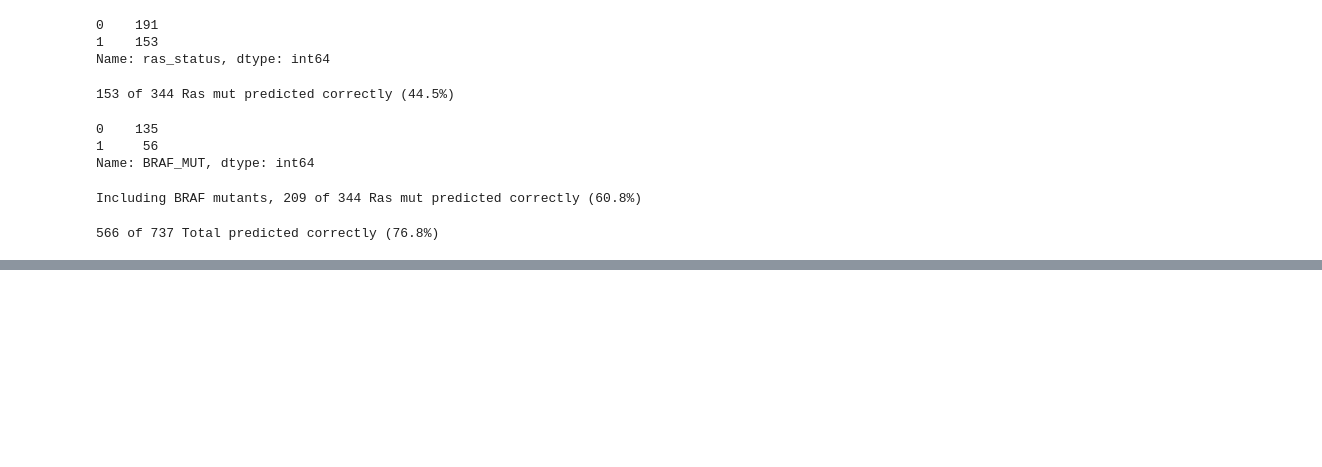
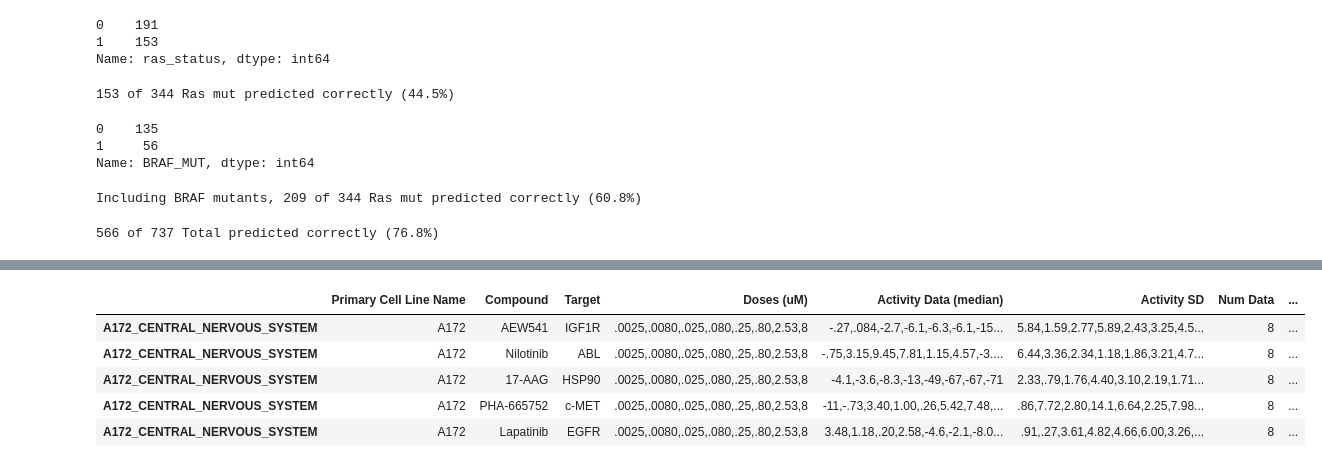
Before and after one commit to greenelab/pancancer, a Jupyter notebook: scripts/ras_cell_line_predictions.ipynb, the cells around one changed output, grey strips where cells are left out. Drawn from its saved outputs; the diff is of its cells as text; code cells hidden in the pictures; blank space fills up the shorter version.

```diff
--- a/scripts/ras_cell_line_predictions.ipynb
+++ b/scripts/ras_cell_line_predictions.ipynb
@@ -418,0 +425,15 @@ print('{} of {} Total predicted correctly ({:.1f}%)'.format(total_correct,
+# %%
+# Load in pharmacological results
+pharm_file = os.path.join('..', 'data', 'CCLE_NP24.2009_Drug_data_2015.02.24.csv')
+pharm_df = pd.read_csv(pharm_file, index_col=0)
+pharm_df = pharm_df.assign(tissue = [' '.join(x[1:]) for x in pharm_df.index.str.split('_')])
+
+pharm_full_df = pharm_df.merge(ccle_full_df, left_index=True, right_index=True)
+pharm_full_df.head()
+# %% [output]
+|  | Primary Cell Line Name | Compound | Target | Doses (uM) | Activity Data (median) | Activity SD | Num Data | ... |
+| A172_CENTRAL_NERVOUS_SYSTEM | A172 | AEW541 | IGF1R | .0025,.0080,.025,.080,.25,.80,2.53,8 | -.27,.084,-2.7,-6.1,-6.3,-6.1,-15... | 5.84,1.59,2.77,5.89,2.43,3.25,4.5... | 8 | ... |
+| A172_CENTRAL_NERVOUS_SYSTEM | A172 | Nilotinib | ABL | .0025,.0080,.025,.080,.25,.80,2.53,8 | -.75,3.15,9.45,7.81,1.15,4.57,-3.... | 6.44,3.36,2.34,1.18,1.86,3.21,4.7... | 8 | ... |
+| A172_CENTRAL_NERVOUS_SYSTEM | A172 | 17-AAG | HSP90 | .0025,.0080,.025,.080,.25,.80,2.53,8 | -4.1,-3.6,-8.3,-13,-49,-67,-67,-71 | 2.33,.79,1.76,4.40,3.10,2.19,1.71... | 8 | ... |
+| A172_CENTRAL_NERVOUS_SYSTEM | A172 | PHA-665752 | c-MET | .0025,.0080,.025,.080,.25,.80,2.53,8 | -11,-.73,3.40,1.00,.26,5.42,7.48,... | .86,7.72,2.80,14.1,6.64,2.25,7.98... | 8 | ... |
+| A172_CENTRAL_NERVOUS_SYSTEM | A172 | Lapatinib | EGFR | .0025,.0080,.025,.080,.25,.80,2.53,8 | 3.48,1.18,.20,2.58,-4.6,-2.1,-8.0... | .91,.27,3.61,4.82,4.66,6.00,3.26,... | 8 | ... |
```
Also changed, not shown: parts of 10 cells of this notebook, 11 other files.
